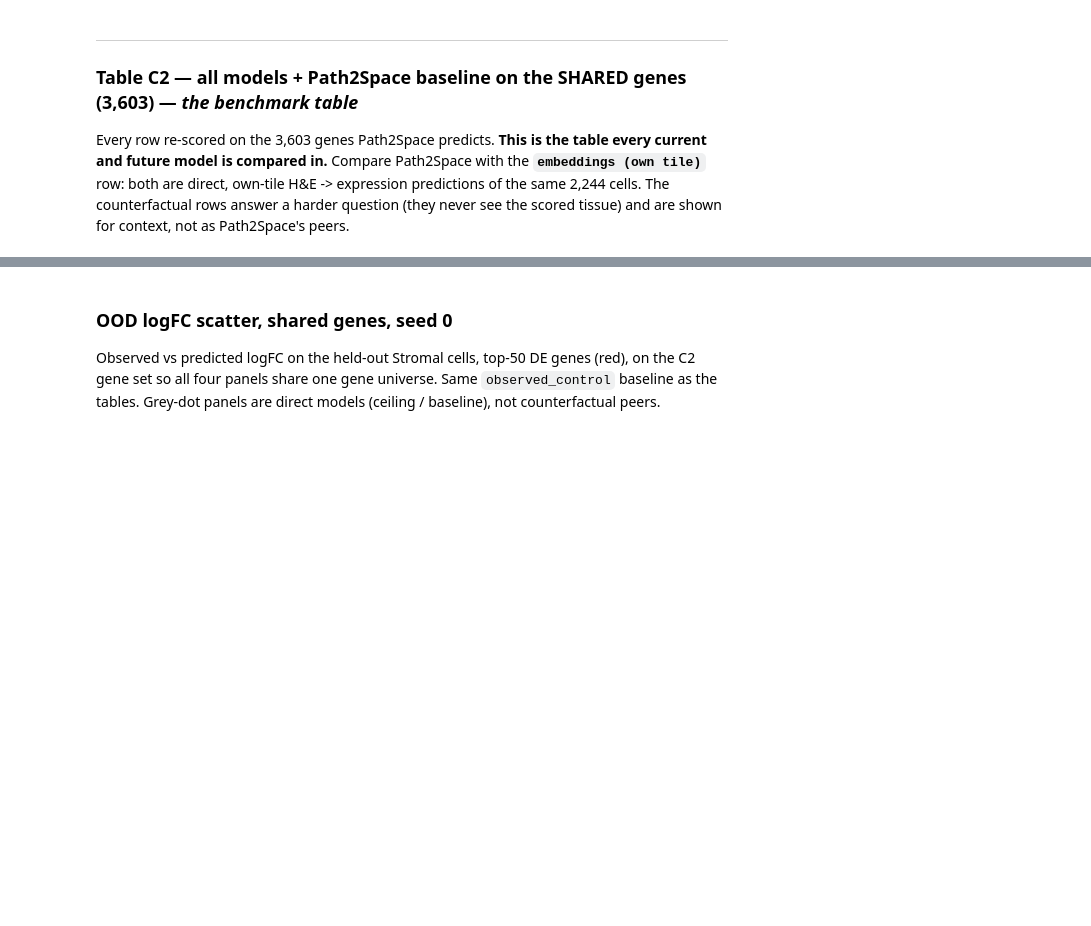
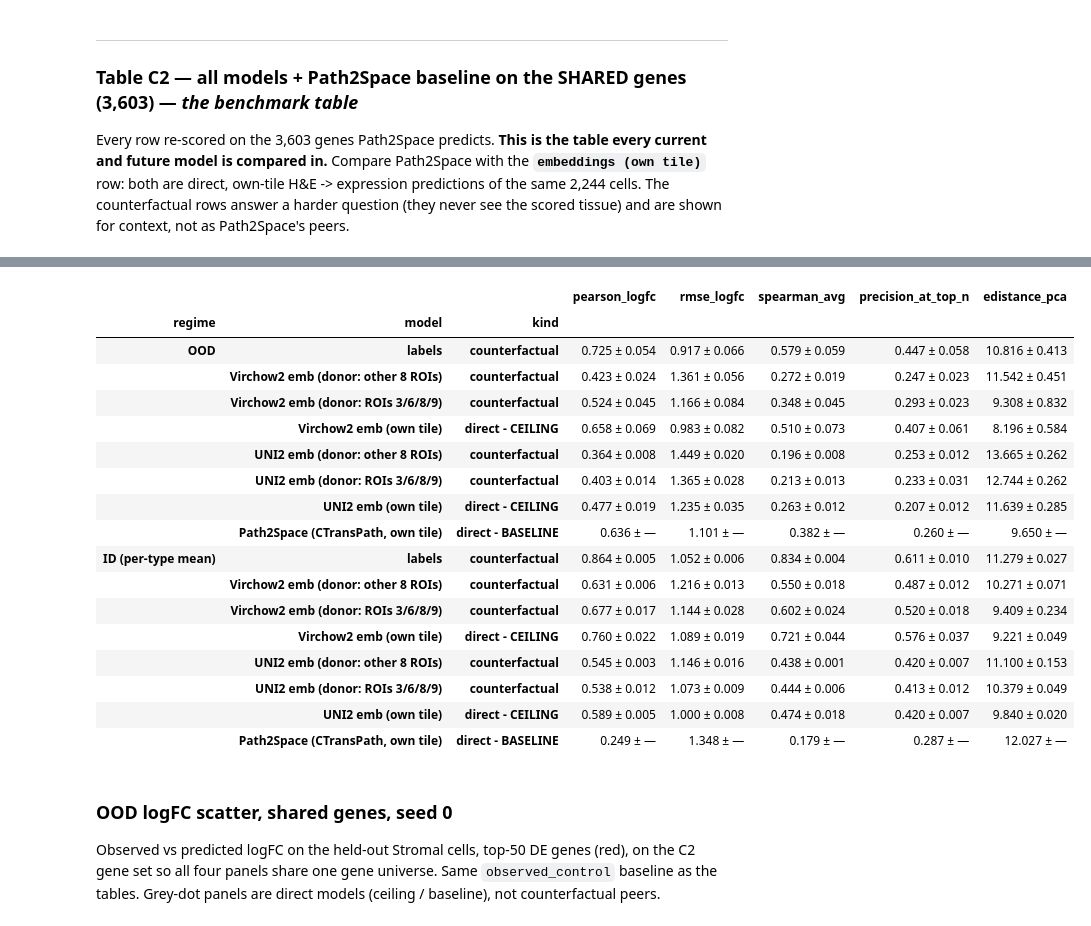
Before and after one commit to captainPopec/David-Spiljak-Lab-rotation-2, a Jupyter notebook: notebooks/OVCA_03_loo_with_baseline.ipynb, the cells around one changed output, grey strips where cells are left out. Cells and saved outputs as stored; diff of their text form; code cells hidden in the pictures; blank space fills up the shorter version.

```diff
--- a/notebooks/OVCA_03_loo_with_baseline.ipynb
+++ b/notebooks/OVCA_03_loo_with_baseline.ipynb
@@ -652,0 +739,54 @@ TABLE C2 — SHARED GENES (3,603), all models + Path2Space baseline
+# %%
+# ID re-scored WITHIN cell type: each held-in type is compared only with itself across the two
+# domains (Endothelial in Smooth muscle vs Endothelial in Tumor, ...), scored exactly like the
+# pooled ID row, and the per-type scores are then averaged with equal weight per type.
+# OOD is unchanged: its rows are copied from Table C2 (it was already a single-type comparison).
+MIN_CELLS = 20   # a type is scored only if it has >= MIN_CELLS observed cells in BOTH domains
+
+ct_counts = pd.crosstab(observed.obs[LABELS_KEY].astype(str), observed.obs[PERT_COL].astype(str))
+ct_counts = ct_counts.drop(index=HOLDOUT_CT)[[CONTROL_LABEL, HOLDOUT_LABEL]]
+ID_TYPES = ct_counts.index[(ct_counts >= MIN_CELLS).all(axis=1)].tolist()
+print(f"held-in cell types, observed cells per domain (kept if >= {MIN_CELLS} in both):")
+print(ct_counts.assign(kept=ct_counts.index.isin(ID_TYPES)).to_string())
+
+
+def score_id_per_type(model_keys, genes, cell_types):
+    """Per-(model, seed, cell type) ID metrics: both arms of observed AND predicted restricted to
+    one cell type, then the same run_loo_eval as score()."""
+    obs_g = observed[:, genes]
+    rows = []
+    for key in model_keys:
+        display, kind, seeds = MODELS[key]
+        for seed in (seeds if seeds is not None else [None]):
+            pred = load_pred(key, seed)[:, genes]
+            for ct in cell_types:
+                o = obs_g[(obs_g.obs[LABELS_KEY].astype(str) == ct).values].copy()
+                p = pred[(pred.obs[LABELS_KEY].astype(str) == ct).values].copy()
+                r = run_loo_eval(o, p, pert_col=PERT_COL, control_label=CONTROL_LABEL).iloc[0]
+                rows.append({"regime": "ID", "cell_type": ct, "model": display, "kind": kind,
+                             "seed": -1 if seed is None else seed,
+                             "n_observed": int((o.obs[PERT_COL] != CONTROL_LABEL).sum()),
+                             **r.to_dict()})
+    return pd.DataFrame(rows)
+
+
+per_type_c3 = score_id_per_type(C2_KEYS, SHARED_GENES, ID_TYPES)
+
+# One ID value per (model, seed) = unweighted mean over the kept types; then mean ± sd over seeds.
+id_c3 = (per_type_c3.groupby(["regime", "model", "kind", "seed"], as_index=False, sort=False)
+         .agg(n_observed=("n_observed", "sum"), **{m: (m, "mean") for m in METRICS}))
+per_seed_c3 = pd.concat([per_seed_c2[per_seed_c2["regime"] == "OOD"], id_c3], ignore_index=True)
+table_c3, means_c3 = summarise(per_seed_c3, C2_KEYS)
+# Relabel so the regime cannot be confused with C2's pooled ID once the table leaves the notebook.
+ID_LABEL = "ID (per-type mean)"
+table_c3 = table_c3.rename(index={"ID": ID_LABEL}, level="regime")
+means_c3 = means_c3.rename(index={"ID": ID_LABEL}, level="regime")
+
+per_type_c3.to_csv(os.path.join(PRED_DIR, "metrics_C3_id_per_celltype_per_seed.csv"), index=False)
+per_seed_c3.to_csv(os.path.join(PRED_DIR, "metrics_C3_sharedgenes_per_seed.csv"), index=False)
+table_c3.to_csv(os.path.join(PRED_DIR, "metrics_C3_sharedgenes_summary.csv"))
+means_c3.to_csv(os.path.join(PRED_DIR, "metrics_C3_sharedgenes_summary_mean.csv"))
+
+print(f"\nTABLE C3 — SHARED GENES (3,603); OOD as in C2, ID = mean over {', '.join(ID_TYPES)}")
+table_c3
+# %% [output]
@@ -653,3 +804,21 @@ TABLE C2 — SHARED GENES (3,603), all models + Path2Space baseline
+|  |  |  | pearson_logfc | rmse_logfc | spearman_avg | precision_at_top_n | edistance_pca |
+| regime | model | kind |  |  |  |  |  |
+| OOD | labels | counterfactual | 0.725 ± 0.054 | 0.917 ± 0.066 | 0.579 ± 0.059 | 0.447 ± 0.058 | 10.816 ± 0.413 |
+|  | Virchow2 emb (donor: other 8 ROIs) | counterfactual | 0.423 ± 0.024 | 1.361 ± 0.056 | 0.272 ± 0.019 | 0.247 ± 0.023 | 11.542 ± 0.451 |
+|  | Virchow2 emb (donor: ROIs 3/6/8/9) | counterfactual | 0.524 ± 0.045 | 1.166 ± 0.084 | 0.348 ± 0.045 | 0.293 ± 0.023 | 9.308 ± 0.832 |
+|  | Virchow2 emb (own tile) | direct - CEILING | 0.658 ± 0.069 | 0.983 ± 0.082 | 0.510 ± 0.073 | 0.407 ± 0.061 | 8.196 ± 0.584 |
+|  | UNI2 emb (donor: other 8 ROIs) | counterfactual | 0.364 ± 0.008 | 1.449 ± 0.020 | 0.196 ± 0.008 | 0.253 ± 0.012 | 13.665 ± 0.262 |
+|  | UNI2 emb (donor: ROIs 3/6/8/9) | counterfactual | 0.403 ± 0.014 | 1.365 ± 0.028 | 0.213 ± 0.013 | 0.233 ± 0.031 | 12.744 ± 0.262 |
+|  | UNI2 emb (own tile) | direct - CEILING | 0.477 ± 0.019 | 1.235 ± 0.035 | 0.263 ± 0.012 | 0.207 ± 0.012 | 11.639 ± 0.285 |
+|  | Path2Space (CTransPath, own tile) | direct - BASELINE | 0.636 ± — | 1.101 ± — | 0.382 ± — | 0.260 ± — | 9.650 ± — |
+| ID (per-type mean) | labels | counterfactual | 0.864 ± 0.005 | 1.052 ± 0.006 | 0.834 ± 0.004 | 0.611 ± 0.010 | 11.279 ± 0.027 |
+|  | Virchow2 emb (donor: other 8 ROIs) | counterfactual | 0.631 ± 0.006 | 1.216 ± 0.013 | 0.550 ± 0.018 | 0.487 ± 0.012 | 10.271 ± 0.071 |
+|  | Virchow2 emb (donor: ROIs 3/6/8/9) | counterfactual | 0.677 ± 0.017 | 1.144 ± 0.028 | 0.602 ± 0.024 | 0.520 ± 0.018 | 9.409 ± 0.234 |
+|  | Virchow2 emb (own tile) | direct - CEILING | 0.760 ± 0.022 | 1.089 ± 0.019 | 0.721 ± 0.044 | 0.576 ± 0.037 | 9.221 ± 0.049 |
+|  | UNI2 emb (donor: other 8 ROIs) | counterfactual | 0.545 ± 0.003 | 1.146 ± 0.016 | 0.438 ± 0.001 | 0.420 ± 0.007 | 11.100 ± 0.153 |
+|  | UNI2 emb (donor: ROIs 3/6/8/9) | counterfactual | 0.538 ± 0.012 | 1.073 ± 0.009 | 0.444 ± 0.006 | 0.413 ± 0.012 | 10.379 ± 0.049 |
+|  | UNI2 emb (own tile) | direct - CEILING | 0.589 ± 0.005 | 1.000 ± 0.008 | 0.474 ± 0.018 | 0.420 ± 0.007 | 9.840 ± 0.020 |
+|  | Path2Space (CTransPath, own tile) | direct - BASELINE | 0.249 ± — | 1.348 ± — | 0.179 ± — | 0.287 ± — | 12.027 ± — |
 # %% [markdown]
 ### OOD logFC scatter, shared genes, seed 0
 
```
Also changed, not shown: parts of 13 cells of this notebook, 9 other files.
